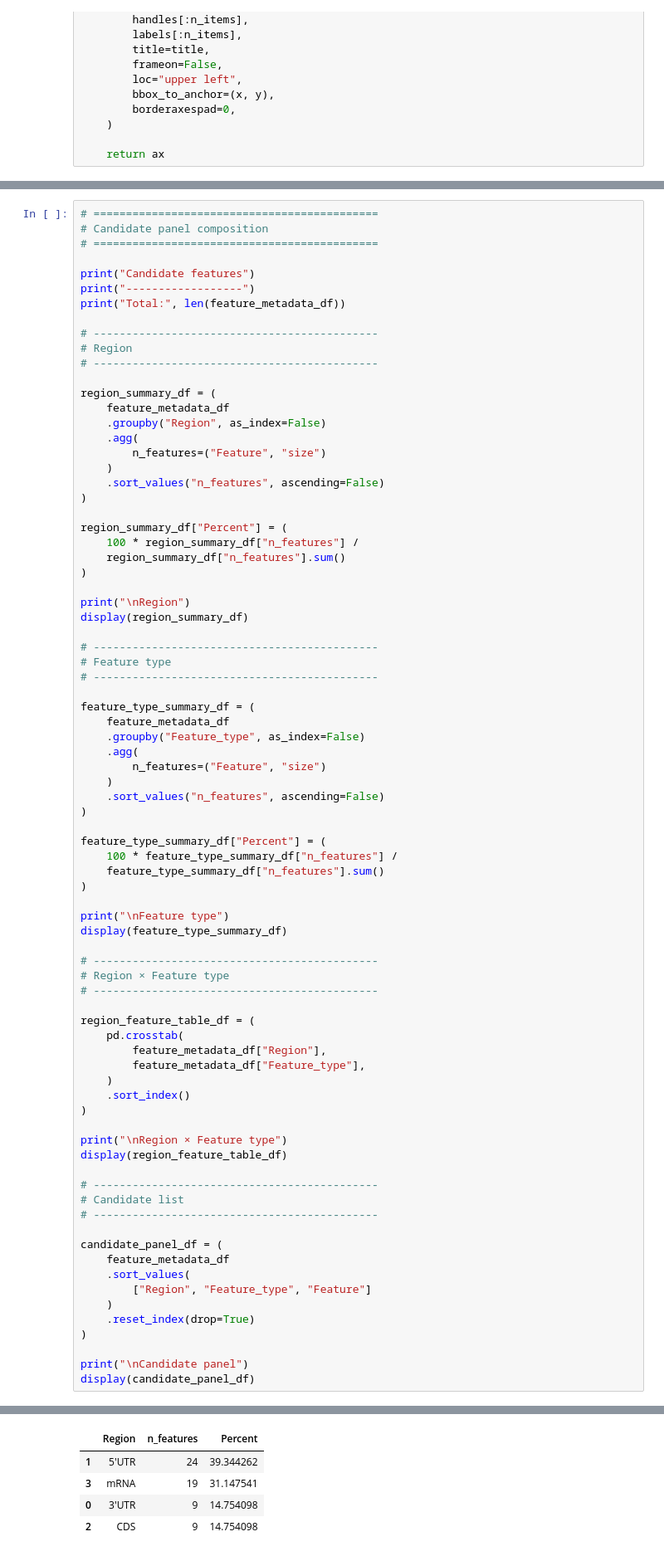
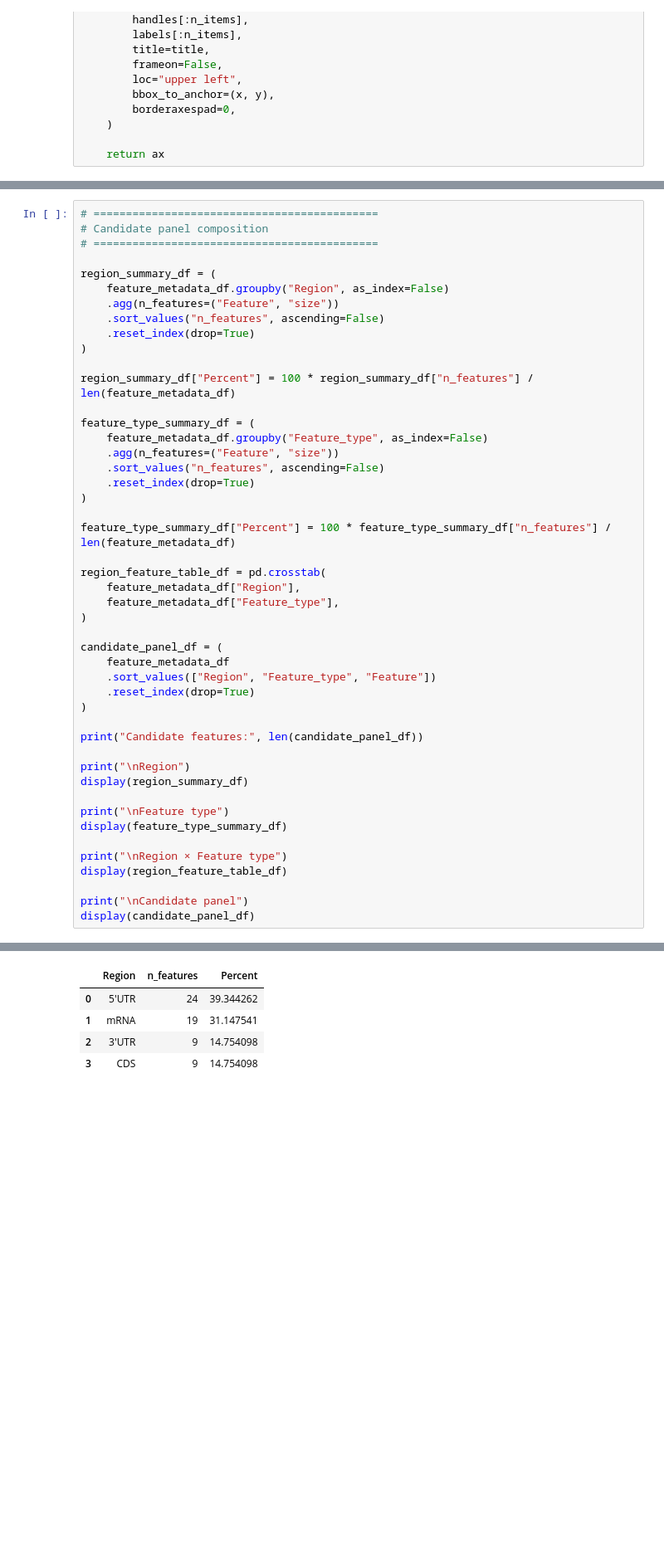
Before and after one commit to ih-11/regression, a Jupyter notebook: notebooks/analysis5_step1.ipynb, the cells around one changed output, grey strips where cells are left out. Shown at 83% size. Cells and saved outputs as stored; diff of their text form; blank space fills up the shorter version.

```diff
--- a/notebooks/analysis5_step1.ipynb
+++ b/notebooks/analysis5_step1.ipynb
@@ -701,79 +736,46 @@ display(candidate_long_df.head())
 # Candidate panel composition
 # ============================================
 
-print("Candidate features")
-print("------------------")
-print("Total:", len(feature_metadata_df))
-
-# --------------------------------------------
-# Region
-# --------------------------------------------
-
 region_summary_df = (
-    feature_metadata_df
-    .groupby("Region", as_index=False)
-    .agg(
-        n_features=("Feature", "size")
-    )
+    feature_metadata_df.groupby("Region", as_index=False)
+    .agg(n_features=("Feature", "size"))
     .sort_values("n_features", ascending=False)
+    .reset_index(drop=True)
 )
 
-region_summary_df["Percent"] = (
-    100 * region_summary_df["n_features"] /
-    region_summary_df["n_features"].sum()
+region_summary_df["Percent"] = 100 * region_summary_df["n_features"] / len(feature_metadata_df)
+
+feature_type_summary_df = (
+    feature_metadata_df.groupby("Feature_type", as_index=False)
+    .agg(n_features=("Feature", "size"))
+    .sort_values("n_features", ascending=False)
+    .reset_index(drop=True)
 )
+
+feature_type_summary_df["Percent"] = 100 * feature_type_summary_df["n_features"] / len(feature_metadata_df)
+
+region_feature_table_df = pd.crosstab(
+    feature_metadata_df["Region"],
+    feature_metadata_df["Feature_type"],
+)
+
+candidate_panel_df = (
+    feature_metadata_df
+    .sort_values(["Region", "Feature_type", "Feature"])
+    .reset_index(drop=True)
+)
+
+print("Candidate features:", len(candidate_panel_df))
 
 print("\nRegion")
 display(region_summary_df)
 
-# --------------------------------------------
-# Feature type
-# --------------------------------------------
-
-feature_type_summary_df = (
-    feature_metadata_df
-    .groupby("Feature_type", as_index=False)
-    .agg(
-        n_features=("Feature", "size")
-    )
-    .sort_values("n_features", ascending=False)
-)
-
-feature_type_summary_df["Percent"] = (
-    100 * feature_type_summary_df["n_features"] /
-    feature_type_summary_df["n_features"].sum()
-)
-
 print("\nFeature type")
 display(feature_type_summary_df)
-
-# --------------------------------------------
-# Region × Feature type
-# --------------------------------------------
-
-region_feature_table_df = (
-    pd.crosstab(
-        feature_metadata_df["Region"],
-        feature_metadata_df["Feature_type"],
-    )
-    .sort_index()
-)
 
 print("\nRegion × Feature type")
 display(region_feature_table_df)
 
-# --------------------------------------------
-# Candidate list
-# --------------------------------------------
-
-candidate_panel_df = (
-    feature_metadata_df
-    .sort_values(
-        ["Region", "Feature_type", "Feature"]
-    )
-    .reset_index(drop=True)
-)
-
 print("\nCandidate panel")
 display(candidate_panel_df)
 # %% [output]
@@ -783,9 +783,9 @@ Total: 61
 
 Region
 |  | Region | n_features | Percent |
-| 1 | 5'UTR | 24 | 39.344262 |
-| 3 | mRNA | 19 | 31.147541 |
-| 0 | 3'UTR | 9 | 14.754098 |
-| 2 | CDS | 9 | 14.754098 |
+| 0 | 5'UTR | 24 | 39.344262 |
+| 1 | mRNA | 19 | 31.147541 |
+| 2 | 3'UTR | 9 | 14.754098 |
+| 3 | CDS | 9 | 14.754098 |
 Feature type
 |  | Feature_type | n_features | Percent |
```
Also changed, not shown: parts of 2 cells of this notebook, 1 other file.
